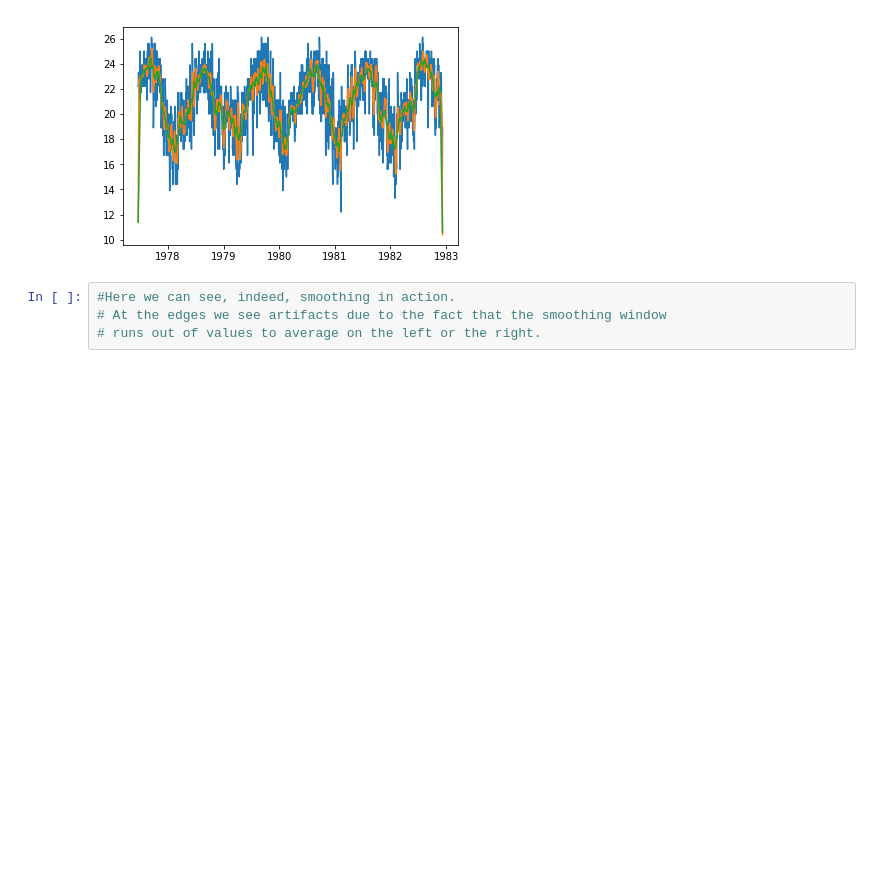
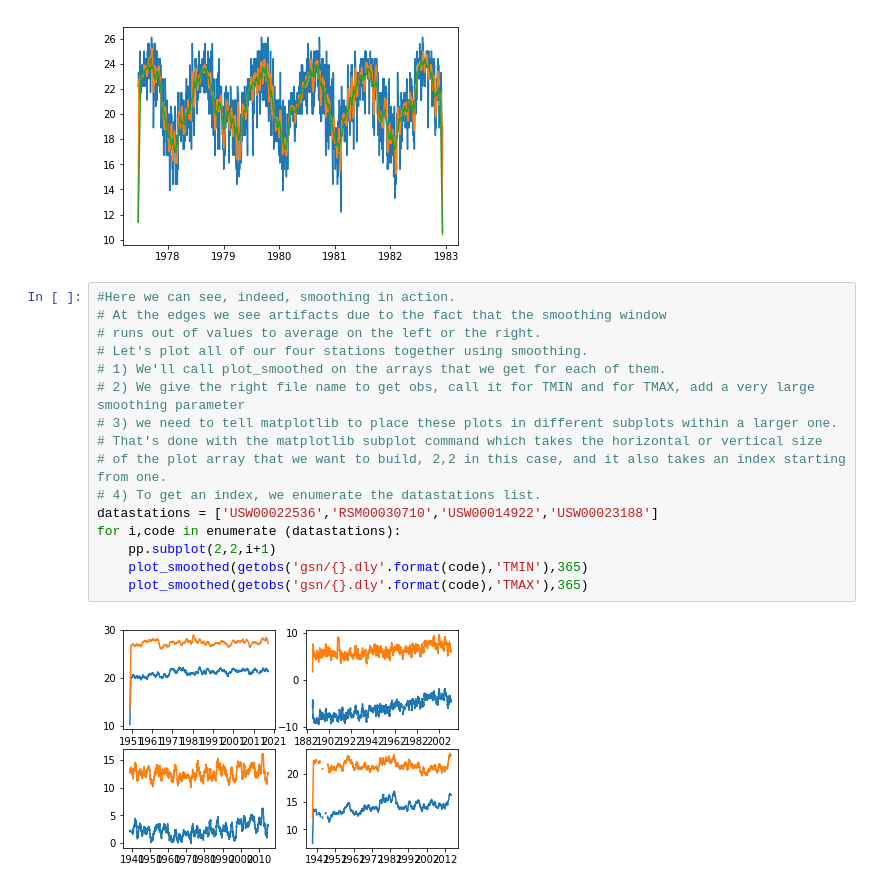
Before and after one commit to surya-durgaputra/PythonBasics, a Jupyter notebook: NumPy/5_W_data.ipynb, the cells around one changed output. Drawn from its saved outputs; the diff is of its cells as text; blank space fills up the shorter version.

```diff
--- a/NumPy/5_W_data.ipynb
+++ b/NumPy/5_W_data.ipynb
@@ -302,7 +302,21 @@ plot_smoothed(lihue_tmin[10000:12000])#win=10
 plot_smoothed(lihue_tmin[10000:12000],30)#win=30
 # %% [output]
 [figure]
-# %%
-#Here we can see, indeed, smoothing in action.
-# At the edges we see artifacts due to the fact that the smoothing window
-# runs out of values to average on the left or the right.
+# %%
+#Here we can see, indeed, smoothing in action.
+# At the edges we see artifacts due to the fact that the smoothing window
+# runs out of values to average on the left or the right.
+# Let's plot all of our four stations together using smoothing.
+# 1) We'll call plot_smoothed on the arrays that we get for each of them.
+# 2) We give the right file name to get obs, call it for TMIN and for TMAX, add a very large smoothing parameter
+# 3) we need to tell matplotlib to place these plots in different subplots within a larger one.
+# That's done with the matplotlib subplot command which takes the horizontal or vertical size
+# of the plot array that we want to build, 2,2 in this case, and it also takes an index starting from one.
+# 4) To get an index, we enumerate the datastations list.
+datastations = ['USW00022536','RSM00030710','USW00014922','USW00023188']
+for i,code in enumerate (datastations):
+    pp.subplot(2,2,i+1)
+    plot_smoothed(getobs('gsn/{}.dly'.format(code),'TMIN'),365)
+    plot_smoothed(getobs('gsn/{}.dly'.format(code),'TMAX'),365)
+# %% [output]
+[figure, added]
```
Also changed, not shown: parts of 17 cells of this notebook, 3 other files.
